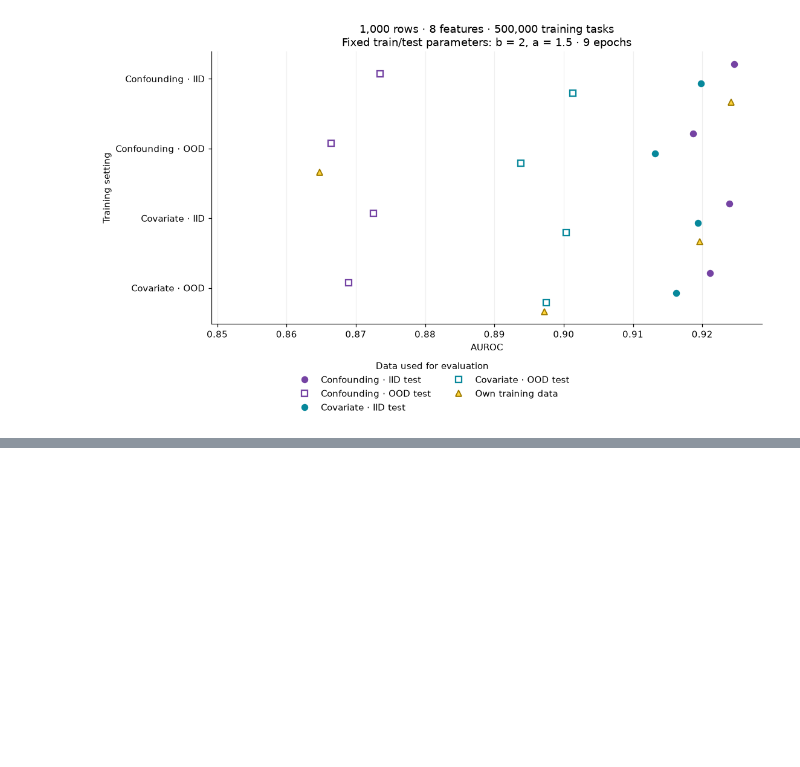
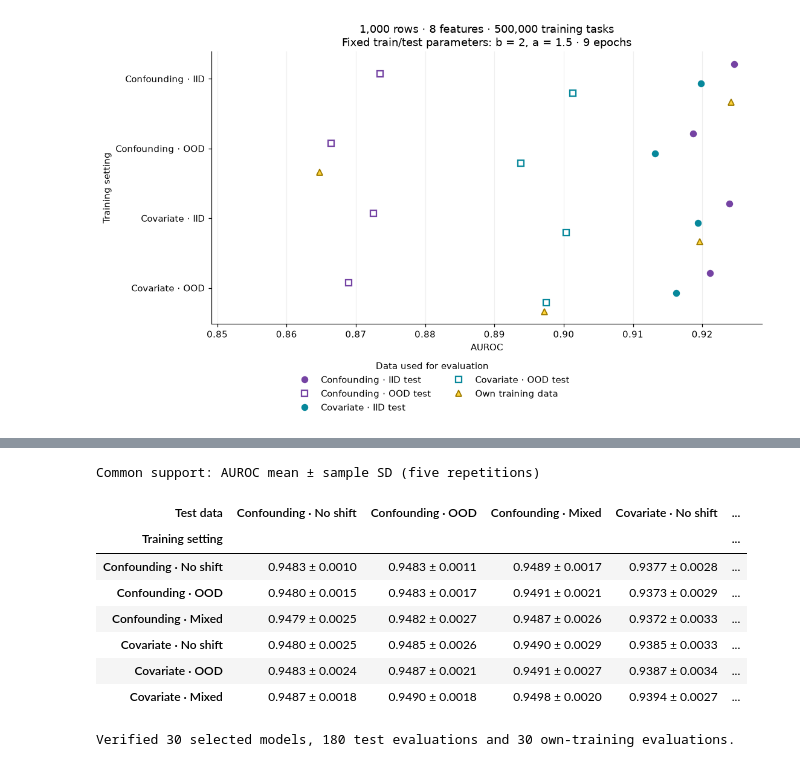
Before and after one commit to IliaKipshidze/tabicl-conf-shift, a Jupyter notebook: src/tabicl/nano_graph_u/results_analysis.ipynb, the cells around one changed output, grey strips where cells are left out. Cells and saved outputs as stored; diff of their text form; code cells hidden in the pictures; blank space fills up the shorter version.

```diff
--- a/src/tabicl/nano_graph_u/results_analysis.ipynb
+++ b/src/tabicl/nano_graph_u/results_analysis.ipynb
@@ -979,0 +1001,50 @@ plot_large_auroc(9)
+# %%
+POOL_DIR = ROOT_DIR / "common_support"
+pool_summary, pool_runs, pool_training, pool_train_runs, pool_winners = [
+    pd.read_csv(POOL_DIR / f"{name}.csv") for name in
+    ("summary", "per_repetition", "training_summary", "training_per_repetition", "winners")]
+pool_conditions = ["uniform", "shift", "mixed"]
+pool_labels = {"uniform": "No shift", "shift": "OOD", "mixed": "Mixed"}
+pool_order = [f"{mode.title()} \u00b7 {pool_labels[condition]}"
+              for mode in modes for condition in pool_conditions]
+pool_cases = pd.MultiIndex.from_product([modes, pool_conditions, modes, pool_conditions], names=keys)
+assert len(pool_summary) == 36 and set(pool_summary.set_index(keys).index) == set(pool_cases)
+assert len(pool_winners) == 30 and not pool_winners.duplicated(["mode", "condition", "repetition"]).any()
+for summary, raw, group_keys in ((pool_summary, pool_runs, keys),
+                                (pool_training, pool_train_runs, keys[:2])):
+    assert len(raw) == len(summary) * 5 and not summary.duplicated(group_keys).any()
+    assert not raw.duplicated(group_keys + ["repetition"]).any()
+    assert summary["repetition_count"].eq(5).all()
+    groups = raw.groupby(group_keys)
+    assert groups["repetition"].agg(lambda values: set(values) == set(range(1, 6))).all()
+    computed = groups[metrics].agg(["mean", "std"]).sort_index()
+    computed.columns = [f"{metric}_{stat}" for metric, stat in computed.columns]
+    np.testing.assert_allclose(summary.set_index(group_keys).sort_index()[computed.columns],
+                               computed, rtol=0, atol=1e-12)
+    summary["model"] = summary[keys[0]].str.title() + " \u00b7 " + summary[keys[1]].map(pool_labels)
+assert pool_runs["task_count"].eq(3200).all() and pool_train_runs["task_count"].eq(80000).all()
+assert pool_runs["epochs"].eq(1).all() and pool_runs["training_steps"].eq(2500).all()
+selected = pool_winners.rename(columns={"mode": keys[0], "condition": keys[1]})
+for raw in (pool_runs, pool_train_runs):
+    binding = keys[:2] + ["repetition", "checkpoint_sha256", "learning_rate"]
+    assert len(raw.merge(selected[binding], on=binding, validate="many_to_one")) == len(raw)
+pool_summary["test"] = pool_summary[keys[2]].str.title() + " \u00b7 " + pool_summary[keys[3]].map(pool_labels)
+pool_auc = pool_summary.pivot(index="model", columns="test", values="roc_auc_mean").reindex(
+    index=pool_order, columns=pool_order)
+pool_sd = pool_summary.pivot(index="model", columns="test", values="roc_auc_std").reindex(
+    index=pool_order, columns=pool_order)
+pool_table = pool_auc.map(lambda value: f"{value:.4f}") + " \u00b1 " + pool_sd.map(lambda value: f"{value:.4f}")
+display(pool_table.rename_axis(index="Training setting", columns="Test data").style
+        .set_caption("Common support: AUROC mean \u00b1 sample SD (five repetitions)"))
+print("Verified 30 selected models, 180 test evaluations and 30 own-training evaluations.")
+# %% [output]
+Common support: AUROC mean ± sample SD (five repetitions)
+| Test data | Confounding · No shift | Confounding · OOD | Confounding · Mixed | Covariate · No shift | ... |
+| Training setting |  |  |  |  | ... |
+| Confounding · No shift | 0.9483 ± 0.0010 | 0.9483 ± 0.0011 | 0.9489 ± 0.0017 | 0.9377 ± 0.0028 | ... |
+| Confounding · OOD | 0.9480 ± 0.0015 | 0.9483 ± 0.0017 | 0.9491 ± 0.0021 | 0.9373 ± 0.0029 | ... |
+| Confounding · Mixed | 0.9479 ± 0.0025 | 0.9482 ± 0.0027 | 0.9487 ± 0.0026 | 0.9372 ± 0.0033 | ... |
+| Covariate · No shift | 0.9480 ± 0.0025 | 0.9485 ± 0.0026 | 0.9490 ± 0.0029 | 0.9385 ± 0.0033 | ... |
+| Covariate · OOD | 0.9483 ± 0.0024 | 0.9487 ± 0.0021 | 0.9491 ± 0.0027 | 0.9387 ± 0.0034 | ... |
+| Covariate · Mixed | 0.9487 ± 0.0018 | 0.9490 ± 0.0018 | 0.9498 ± 0.0020 | 0.9394 ± 0.0027 | ... |
+Verified 30 selected models, 180 test evaluations and 30 own-training evaluations.
```
Also changed, not shown: parts of 8 cells of this notebook.
